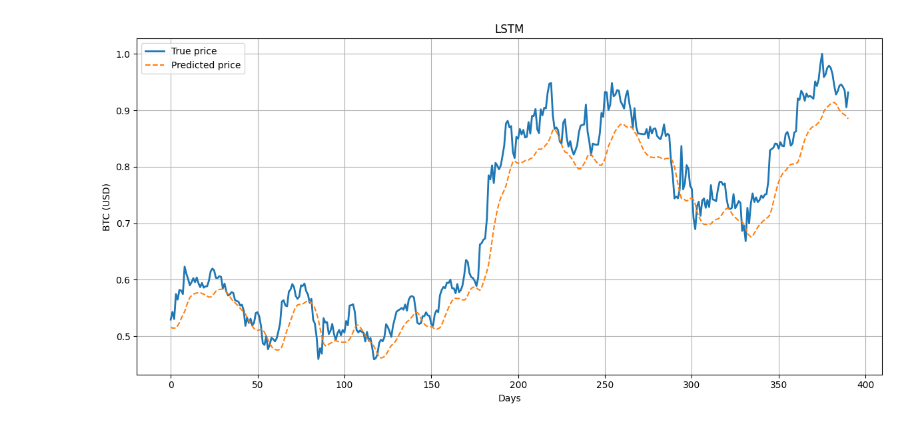
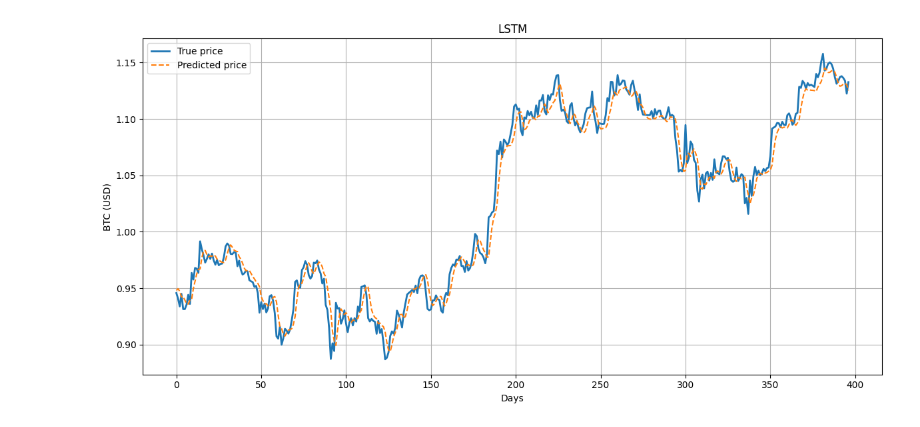
Before and after one commit to daniil-vikulov/DL_HSE, a Jupyter notebook: hw3/crypto.ipynb, the cells around one changed output. Drawn from its saved outputs; the diff is of its cells as text; code cells hidden in the pictures.

```diff
--- a/hw3/crypto.ipynb
+++ b/hw3/crypto.ipynb
@@ -19,4 +48,0 @@ data = data[["Close"]]
-# %%
-scaler = MinMaxScaler(feature_range=(0, 1))
-scaled_data = scaler.fit_transform(data)
-scaled_data
@@ -124,9 +151,12 @@ def set_and_train(model_name, hidden_size, num_layers, epochs, lr, history_days)
     elif model_name == "GRU":
         model = GRUModel(1, hidden_size, num_layers).to(device)
     else:
-        raise ValueError
+        raise ValueError(f"Unsupported model name: {model_name}")
 
-    train_loader, val_loader, train_dataset, val_dataset = get_data(history_days)
+    train_dataset, val_dataset = get_data(history_days, data)
+
+    train_loader = DataLoader(train_dataset, batch_size=64, shuffle=True)
+    val_loader = DataLoader(val_dataset, batch_size=64)
 
     criterion = nn.MSELoss()
     optimizer = torch.optim.Adam(model.parameters(), lr=lr)
@@ -165,9 +195,11 @@ def set_and_train(model_name, hidden_size, num_layers, epochs, lr, history_days)
 
     writer.close()
 
-    return model, val_loader, val_dataset
+    return model, val_dataset
 # %%
-def plot_one_day_prediction(model, val_loader):
+def plot_one_day_prediction(model, val_dataset):
+    val_loader = DataLoader(val_dataset, batch_size=64)
+
     model.eval()
     predictions = []
     actuals = []
@@ -180,8 +212,8 @@ def plot_one_day_prediction(model, val_loader):
             predictions.extend(output)
             actuals.extend(target)
 
-    predictions = np.array(predictions).reshape(-1, 1)
-    actuals = np.array(actuals).reshape(-1, 1)
+    predictions = np.array(predictions)
+    actuals = np.array(actuals)
 
     plt.figure(figsize=(12, 6))
     plt.plot(actuals, label="True price", linewidth=2)
@@ -194,7 +226,7 @@ def plot_one_day_prediction(model, val_loader):
     plt.tight_layout()
     plt.show()
 # %%
-model, val_loader, _ = set_and_train("LSTM", hidden_size=64, num_layers=2, epochs=20, lr=1e-3, history_days=30)
-plot_one_day_prediction(model, val_loader)
+model, val_dataset = set_and_train(model_name="GRU",hidden_size=64,num_layers=2,epochs=30,lr=1e-3,history_days=15)
+plot_one_day_prediction(model, val_dataset)
 # %% [output]
-[figure, old version]
+[figure, new version]
```
Also changed, not shown: parts of 15 cells of this notebook.
